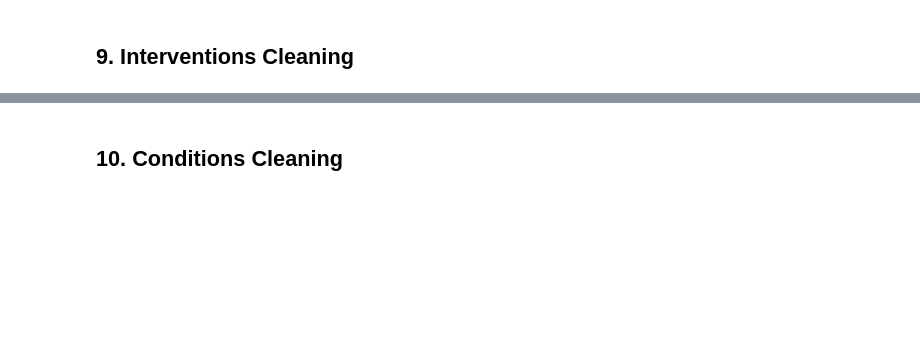
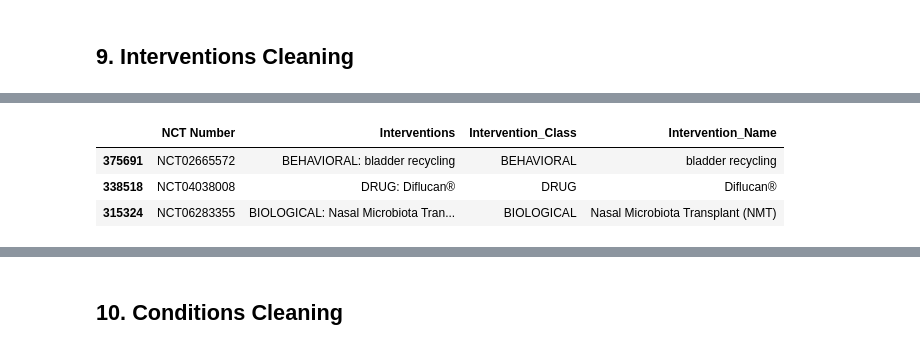
Before and after one commit to johnscott7/clinical-trials, a Jupyter notebook: notebooks/03_cleaning.ipynb, the cells around one changed output, grey strips where cells are left out. Saved outputs shown, nothing was run; the diff lists cells and outputs as text; code cells hidden in the pictures; blank space fills up the shorter version.

```diff
--- a/notebooks/03_cleaning.ipynb
+++ b/notebooks/03_cleaning.ipynb
@@ -248,0 +323,4 @@ dtype: int64
+# %%
+# Replace the inconsistent values
+corrected_values = {'EARLY_PHASE1': 'PHASE1', 'PHASE1|PHASE2': 'PHASE2', 'PHASE2|PHASE3': 'PHASE3'}
+df['Phases'] = df['Phases'].replace(corrected_values)
@@ -250,0 +396,32 @@ dtype: int64
+# %%
+# Split the Interventions column based on the vertical bar delimiter ( | )
+long_inter_df = df[['NCT Number', 'Interventions']].copy()
+
+long_inter_df['Interventions'] = (
+    long_inter_df['Interventions']
+    .fillna('')
+    .str.replace(r'\s*\|\s*', '|', regex=True)  # normalize spacing around the delimiter
+    .str.split('|')
+)
+
+long_inter_df = long_inter_df.explode('Interventions')
+long_inter_df['Interventions'] = long_inter_df['Interventions'].str.strip()
+long_inter_df = long_inter_df[long_inter_df['Interventions'] != '']  # drop empty pieces
+
+
+pattern = r'^\s*([A-Z_]+)\s*:\s*(.*)$'  # Regex, detailed explanation below:
+# r'' defines the scope of what pandas is looking at (raw string)
+# ^: Defines where regex should start matching from
+# \s*: This allows for spaces, where \s defines a space and * defines potential multiples
+# ([A-Z_]+) Begins capturing with an uppercase letter or underscore, and the + means one or more
+# \s once again allows for a space after the intervention class but before the colon
+# : matches the colon from the intervention column
+# \s once again allows for a space, this time after the colon
+# (.*) tells regex to capture everything it finds after the colon
+# $ ends the string
+
+long_inter_df[['Intervention_Class', 'Intervention_Name']] = long_inter_df['Interventions'].str.extract(pattern)
+long_inter_df['Intervention_Name'] = long_inter_df['Intervention_Name'].str.strip()
+
+# normalize class text (handles weird casing/spaces)
+long_inter_df['Intervention_Class'] = long_inter_df['Intervention_Class'].str.strip().str.upper()
@@ -250,0 +526,8 @@ dtype: int64
+# %%
+# Small sample of the new dataframe
+long_inter_df.sample(3)
+# %% [output]
+|  | NCT Number | Interventions | Intervention_Class | Intervention_Name |
+| 375691 | NCT02665572 | BEHAVIORAL: bladder recycling | BEHAVIORAL | bladder recycling |
+| 338518 | NCT04038008 | DRUG: Diflucan® | DRUG | Diflucan® |
+| 315324 | NCT06283355 | BIOLOGICAL: Nasal Microbiota Tran... | BIOLOGICAL | Nasal Microbiota Transplant (NMT) |
```
Also changed, not shown: parts of 97 cells of this notebook.
